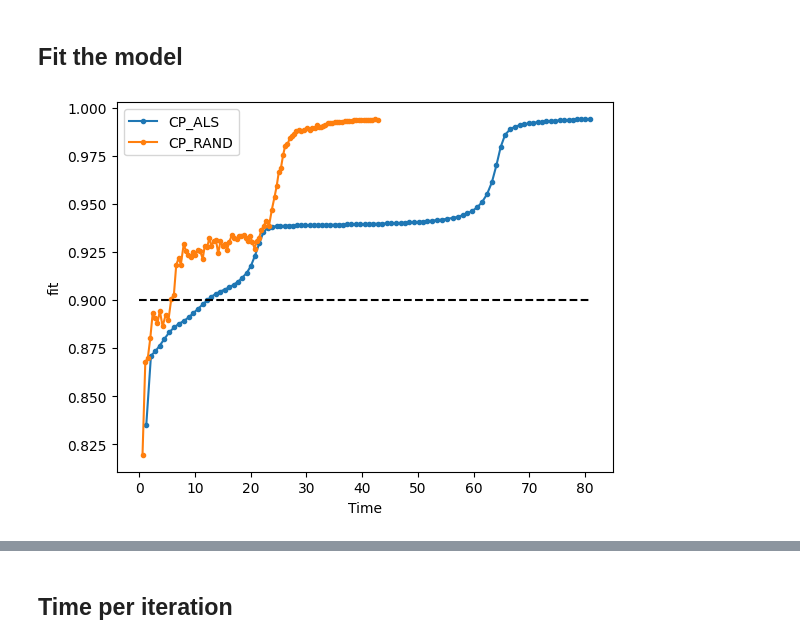
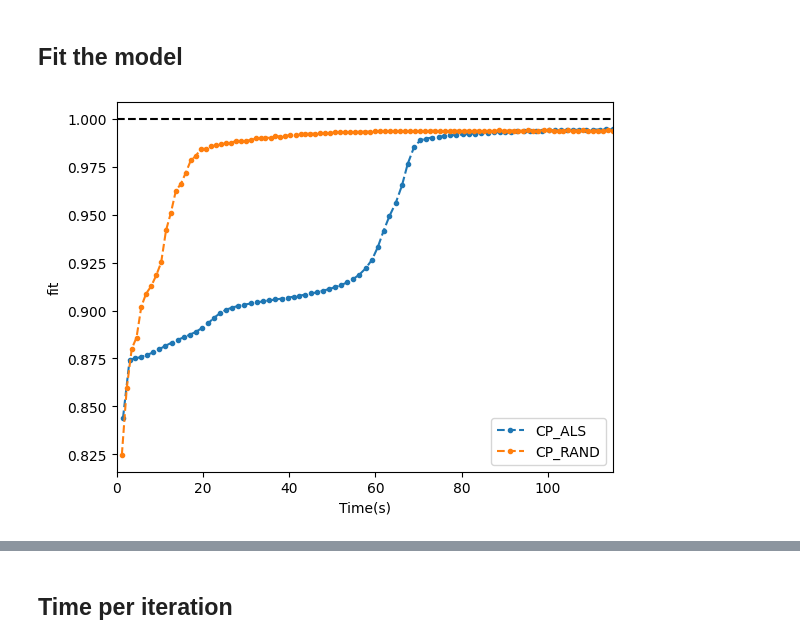
Before and after one commit to kartiksrinivas007/CS6070-Tensors, a Jupyter notebook: experiment.ipynb, the cells around one changed output, grey strips where cells are left out. Saved outputs shown, nothing was run; the diff lists cells and outputs as text; code cells hidden in the pictures.

Commit message:
Added fit plots correctly

```diff
--- a/experiment.ipynb
+++ b/experiment.ipynb
@@ -13,20 +13,24 @@ from tensor.decomposition.cprand import CP_RAND
 # %% [markdown]
 ## Fit the model
 # %%
-I = 200
+I = 300
 
 X = random_tensor(3, (I, I, I), 5, 0.01)
 
 _, stat1 = CP_ALS.decompose(X, 5, 100, 0.0001)
 _, stat2 = CP_RAND.decompose(X, 5, 100, 0.0001)
 
 
-plt.plot(stat1["cum_fit_time"], stat1["fit"], '.-', label="CP_ALS")
-plt.plot(stat2["cum_fit_time"], stat2["fit"], '.-', label="CP_RAND")
-plt.hlines(0.9, 0, stat1["cum_fit_time"][-1],  colors='k', linestyles='dashed')
+plt.plot(stat1["cum_fit_time"], stat1["fit"], '.--', label="CP_ALS")
+plt.plot(stat2["cum_fit_time"], stat2["fit"], '.--', label="CP_RAND")
+
+lim = min(stat1["cum_fit_time"][-1], stat2["cum_fit_time"][-1])
+plt.xlim(0, lim)
+plt.hlines(1, 0, lim,  colors='k', linestyles='dashed')
 plt.legend()
-plt.xlabel("Time")
+plt.xlabel("Time(s)")
 plt.ylabel("fit")
+plt.savefig("images/experiment_fit_a.png")
 plt.show()
 # %% [output]
-[figure, old version]
+[figure, new version]
```
Also changed, not shown: parts of 3 cells of this notebook, 2 other files.
